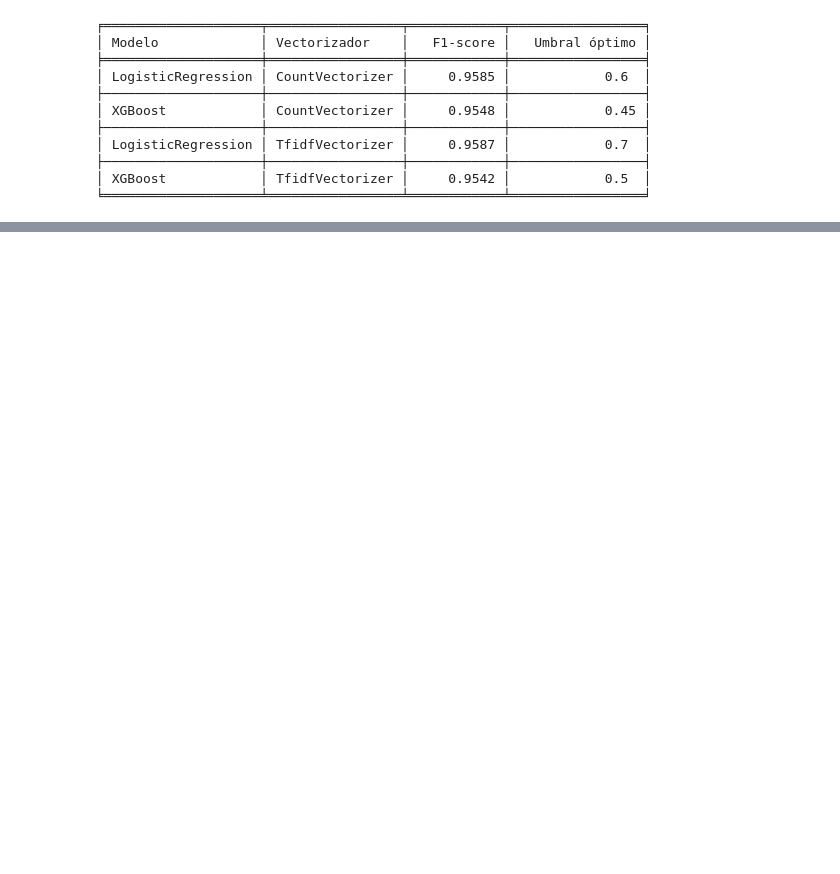
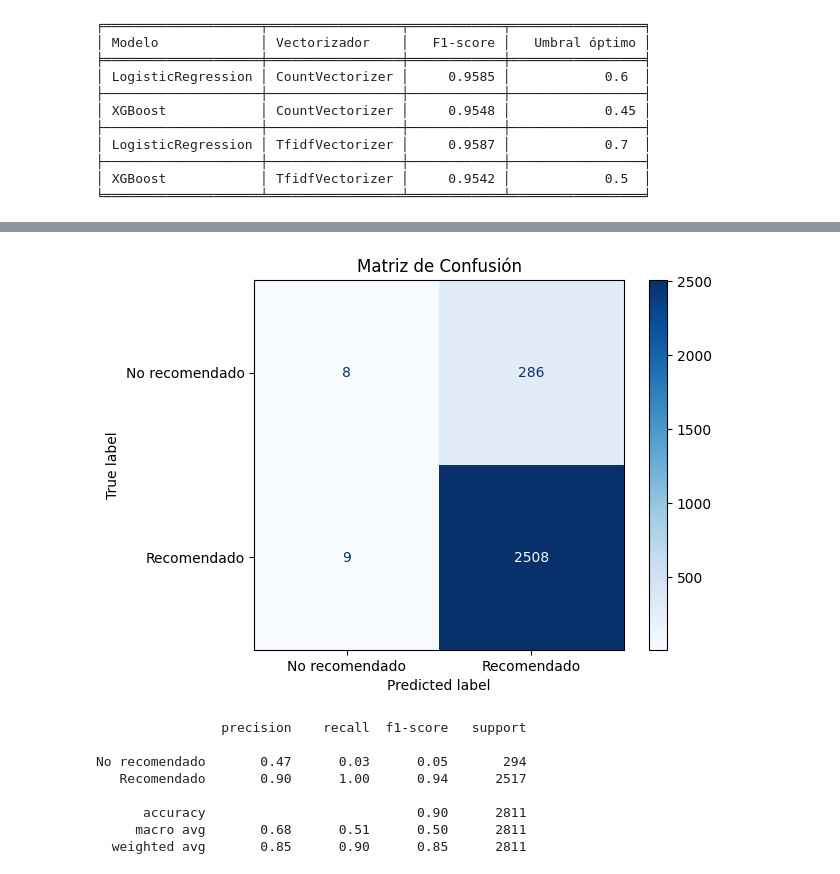
Before and after one commit to Mr-ion77/steam-reviewing, a Jupyter notebook: modelos_steam.ipynb, the cells around one changed output, grey strips where cells are left out. Drawn from its saved outputs; the diff is of its cells as text; code cells hidden in the pictures; blank space fills up the shorter version.

```diff
--- a/modelos_steam.ipynb
+++ b/modelos_steam.ipynb
@@ -398,0 +736,29 @@ print(tabla_bonita)
+# %%
+# Concatenamos con la probabilidad de ironía (que ya tienes)
+X_train_final = np.hstack([proba_pos_train, ironia_train.reshape(-1, 1)])
+X_test_final = np.hstack([proba_pos_test, ironia_test.reshape(-1, 1)])
+# %%
+from xgboost import XGBClassifier
+
+modelo_final = XGBClassifier(use_label_encoder=False, eval_metric='logloss', verbosity=0)
+modelo_final.fit(X_train_final, y_train)
+y_pred = modelo_final.predict(X_test_final)
+# %%
+from sklearn.metrics import classification_report, ConfusionMatrixDisplay
+import matplotlib.pyplot as plt
+
+ConfusionMatrixDisplay.from_predictions(y_test, y_pred, display_labels=["No recomendado", "Recomendado"], cmap="Blues")
+plt.title("Matriz de Confusión")
+plt.show()
+
+print(classification_report(y_test, y_pred, target_names=["No recomendado", "Recomendado"]))
+# %% [output]
+[figure, added]
+                precision    recall  f1-score   support
+
+No recomendado       0.47      0.03      0.05       294
+   Recomendado       0.90      1.00      0.94      2517
+
+      accuracy                           0.90      2811
+     macro avg       0.68      0.51      0.50      2811
+  weighted avg       0.85      0.90      0.85      2811
```
Also changed, not shown: parts of 25 cells of this notebook, 1 other file.
